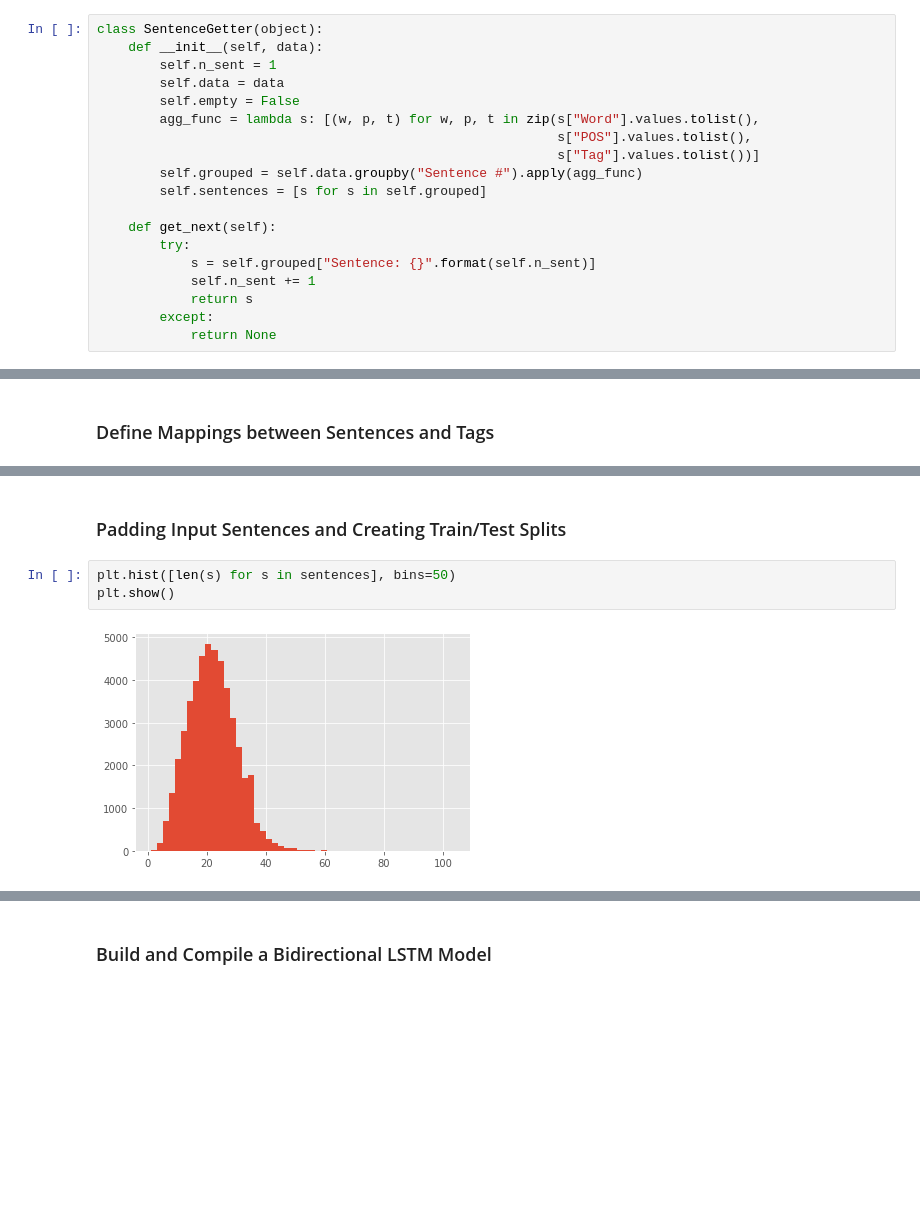
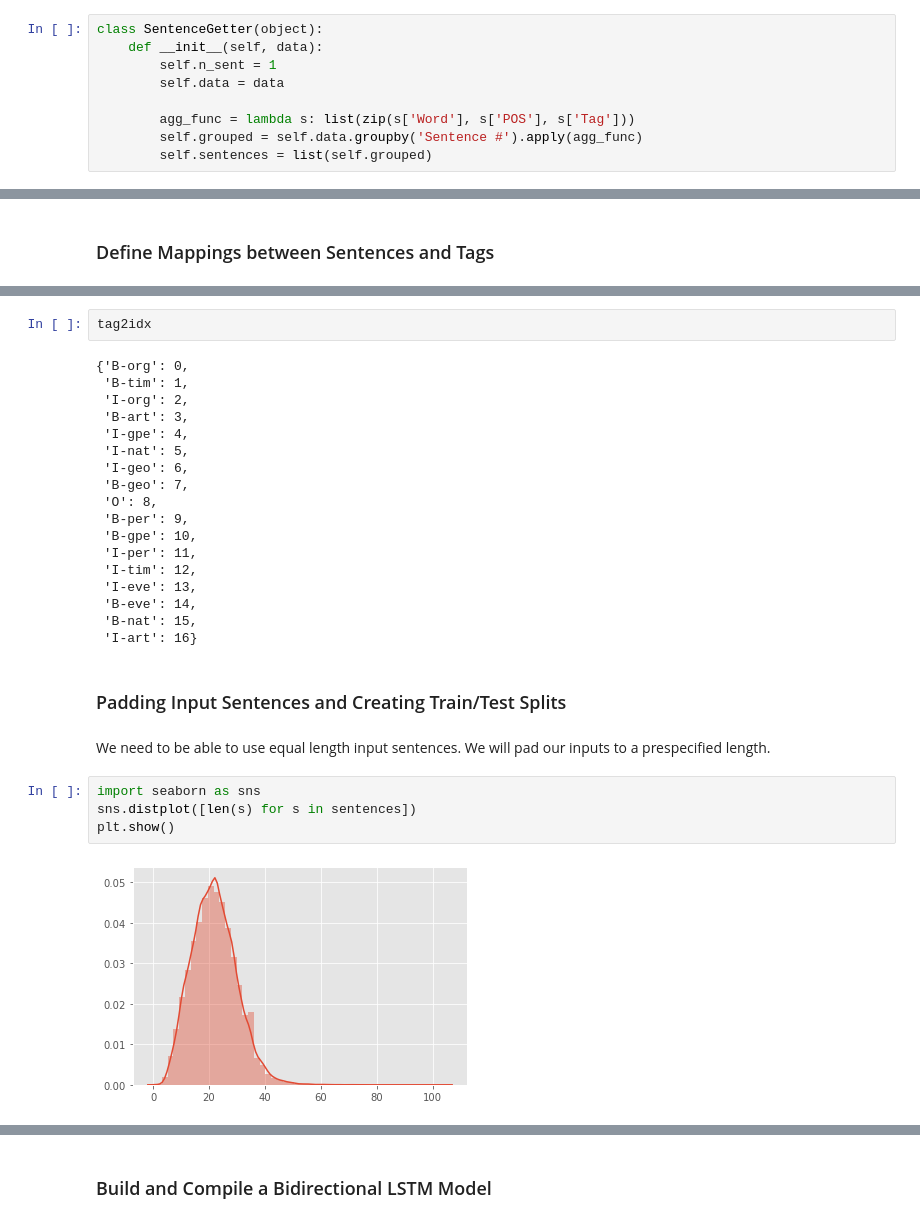
Before and after one commit to inespancorbo/Mini-Projects, a Jupyter notebook: Named Entity Recognition with LSTMs and Keras/NER.ipynb, the cells around one changed output, grey strips where cells are left out. Cells and saved outputs as stored; diff of their text form; blank space fills up the shorter version.

```diff
--- a/Named Entity Recognition with LSTMs and Keras/NER.ipynb
+++ b/Named Entity Recognition with LSTMs and Keras/NER.ipynb
@@ -66,20 +120,10 @@ class SentenceGetter(object):
     def __init__(self, data):
         self.n_sent = 1
         self.data = data
-        self.empty = False
-        agg_func = lambda s: [(w, p, t) for w, p, t in zip(s["Word"].values.tolist(),
-                                                           s["POS"].values.tolist(),
-                                                           s["Tag"].values.tolist())]
-        self.grouped = self.data.groupby("Sentence #").apply(agg_func)
-        self.sentences = [s for s in self.grouped]
 
-    def get_next(self):
-        try:
-            s = self.grouped["Sentence: {}".format(self.n_sent)]
-            self.n_sent += 1
-            return s
-        except:
-            return None
+        agg_func = lambda s: list(zip(s['Word'], s['POS'], s['Tag']))
+        self.grouped = self.data.groupby('Sentence #').apply(agg_func)
+        self.sentences = list(self.grouped)
 # %%
 getter = SentenceGetter(data)
 sentences = getter.sentences
@@ -130,10 +174,33 @@ word2idx
  ...}
+# %%
+tag2idx
+# %% [output]
+{'B-org': 0,
+ 'B-tim': 1,
+ 'I-org': 2,
+ 'B-art': 3,
+ 'I-gpe': 4,
+ 'I-nat': 5,
+ 'I-geo': 6,
+ 'B-geo': 7,
+ 'O': 8,
+ 'B-per': 9,
+ 'B-gpe': 10,
+ 'I-per': 11,
+ 'I-tim': 12,
+ 'I-eve': 13,
+ 'B-eve': 14,
+ 'B-nat': 15,
+ 'I-art': 16}
 # %% [markdown]
 ### Padding Input Sentences and Creating Train/Test Splits
+# %% [markdown]
+We need to be able to use equal length input sentences. We will pad our inputs to a prespecified length.
 # %%
-plt.hist([len(s) for s in sentences], bins=50)
+import seaborn as sns
+sns.distplot([len(s) for s in sentences])
 plt.show()
 # %% [output]
-[figure, old version]
+[figure, new version]
 # %%
 from tensorflow.keras.preprocessing.sequence import pad_sequences
```
Also changed, not shown: parts of 25 cells of this notebook, 1 other file.
